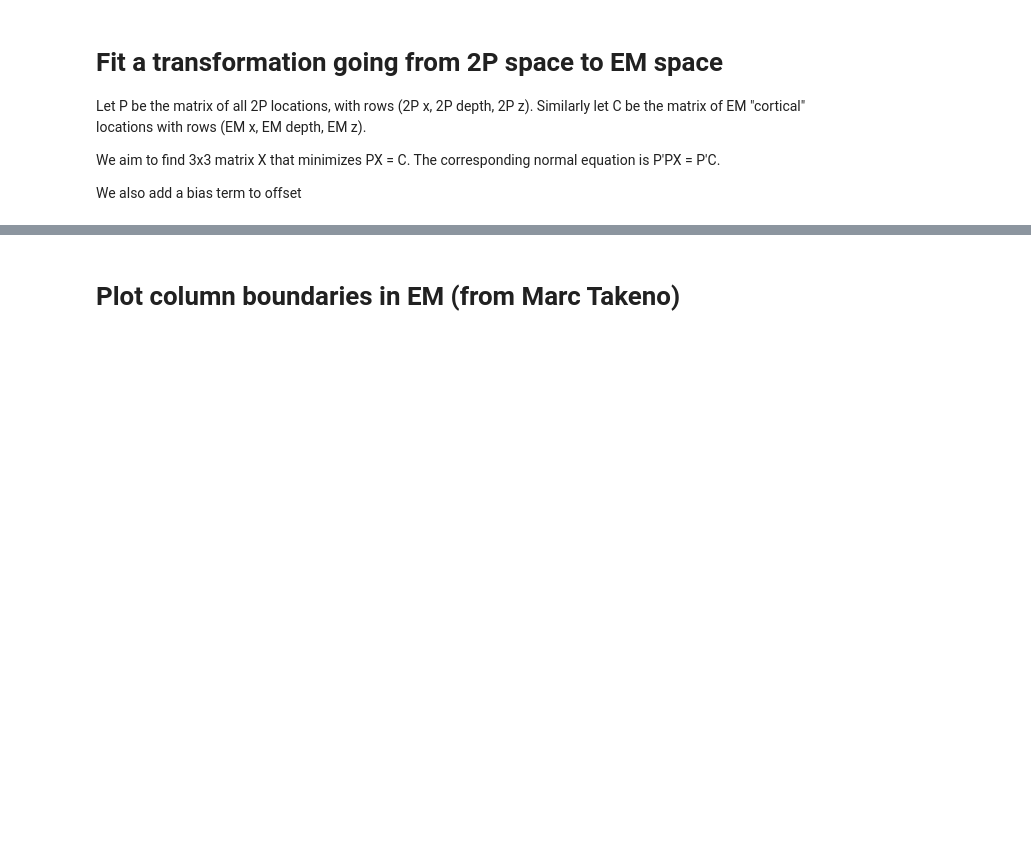
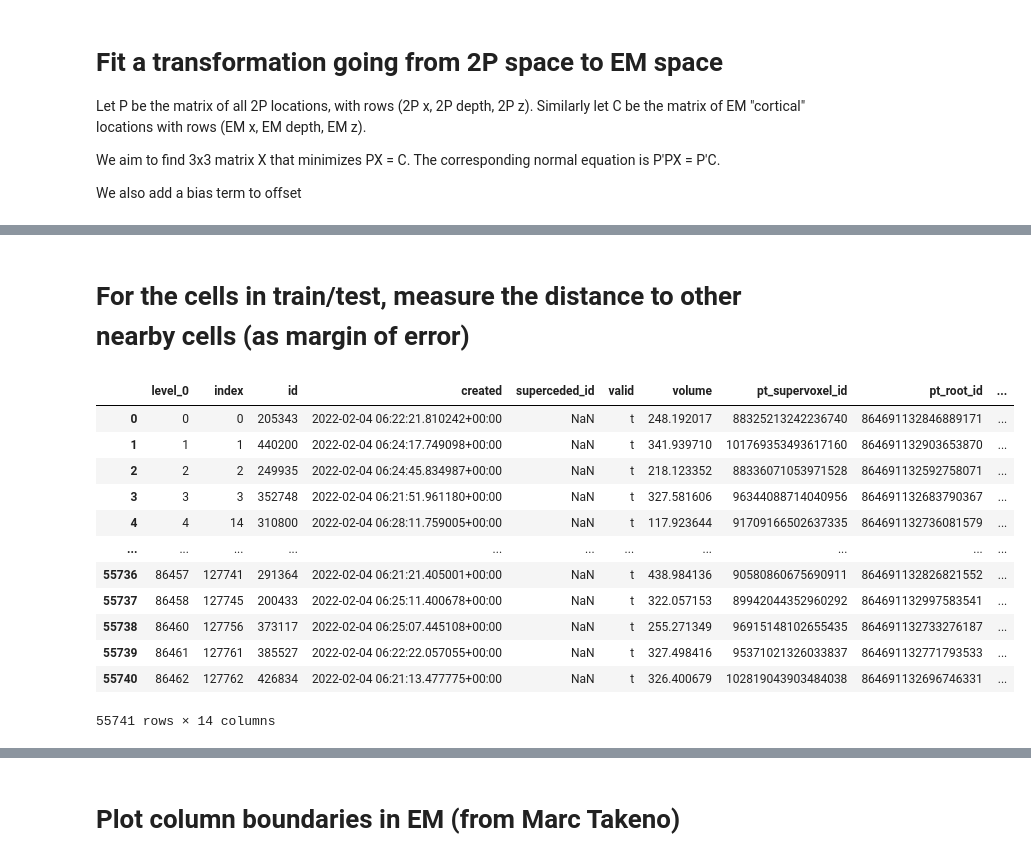
Before and after one commit to AllenInstitute/allen_v1dd, a Jupyter notebook: chase/analysis_notebooks/2023-03-07_2p-em-mapping.ipynb, the cells around one changed output, grey strips where cells are left out. Saved outputs shown, nothing was run; the diff lists cells and outputs as text; code cells hidden in the pictures; blank space fills up the shorter version.

```diff
--- a/chase/analysis_notebooks/2023-03-07_2p-em-mapping.ipynb
+++ b/chase/analysis_notebooks/2023-03-07_2p-em-mapping.ipynb
@@ -227,0 +239,19 @@ ax.axis("equal")
+# %% [markdown]
+# For the cells in train/test, measure the distance to other nearby cells (as margin of error)
+# %%
+nearby = em_client.get_nearby_cells(pt_root_id=coreg.pt_root_id.values[0], radius_microns=500, drop_duplicates=True)
+nearby
+# %% [output]
+|  | level_0 | index | id | created | superceded_id | valid | volume | pt_supervoxel_id | pt_root_id | ... |
+| 0 | 0 | 0 | 205343 | 2022-02-04 06:22:21.810242+00:00 | NaN | t | 248.192017 | 88325213242236740 | 864691132846889171 | ... |
+| 1 | 1 | 1 | 440200 | 2022-02-04 06:24:17.749098+00:00 | NaN | t | 341.939710 | 101769353493617160 | 864691132903653870 | ... |
+| 2 | 2 | 2 | 249935 | 2022-02-04 06:24:45.834987+00:00 | NaN | t | 218.123352 | 88336071053971528 | 864691132592758071 | ... |
+| 3 | 3 | 3 | 352748 | 2022-02-04 06:21:51.961180+00:00 | NaN | t | 327.581606 | 96344088714040956 | 864691132683790367 | ... |
+| 4 | 4 | 14 | 310800 | 2022-02-04 06:28:11.759005+00:00 | NaN | t | 117.923644 | 91709166502637335 | 864691132736081579 | ... |
+| ... | ... | ... | ... | ... | ... | ... | ... | ... | ... | ... |
+| 55736 | 86457 | 127741 | 291364 | 2022-02-04 06:21:21.405001+00:00 | NaN | t | 438.984136 | 90580860675690911 | 864691132826821552 | ... |
+| 55737 | 86458 | 127745 | 200433 | 2022-02-04 06:25:11.400678+00:00 | NaN | t | 322.057153 | 89942044352960292 | 864691132997583541 | ... |
+| 55738 | 86460 | 127756 | 373117 | 2022-02-04 06:25:07.445108+00:00 | NaN | t | 255.271349 | 96915148102655435 | 864691132733276187 | ... |
+| 55739 | 86461 | 127761 | 385527 | 2022-02-04 06:22:22.057055+00:00 | NaN | t | 327.498416 | 95371021326033837 | 864691132771793533 | ... |
+| 55740 | 86462 | 127762 | 426834 | 2022-02-04 06:21:13.477775+00:00 | NaN | t | 326.400679 | 102819043903484038 | 864691132696746331 | ... |
+55741 rows × 14 columns
```
Also changed, not shown: parts of 13 cells of this notebook, 4 other files.
